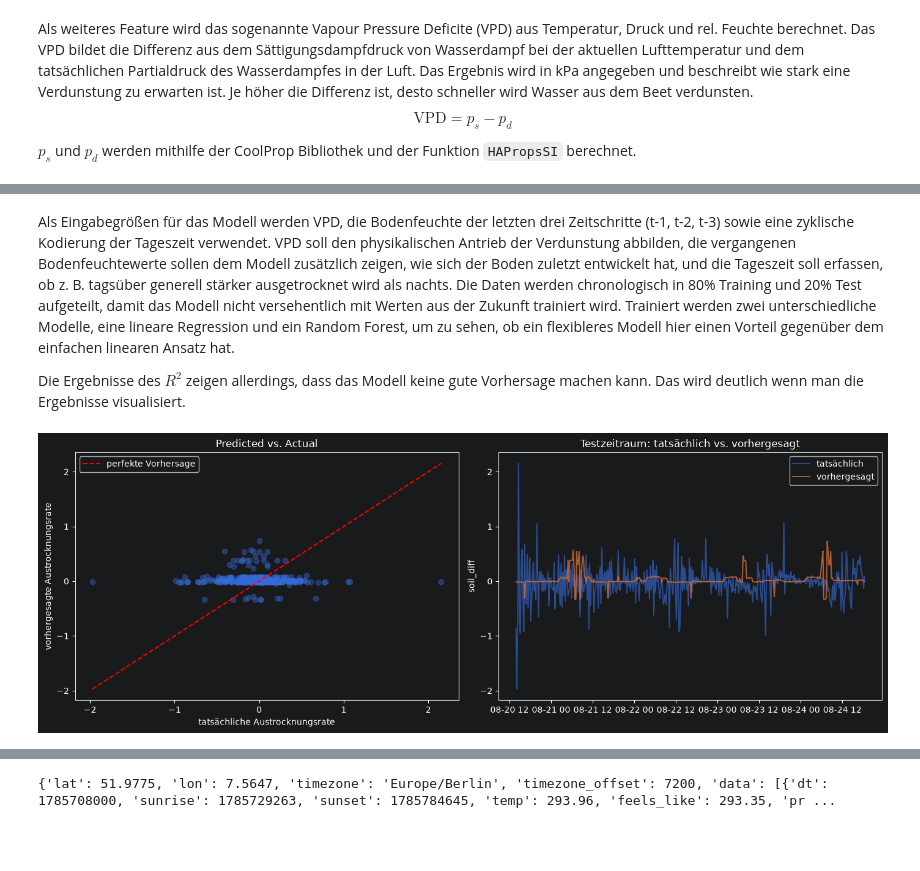
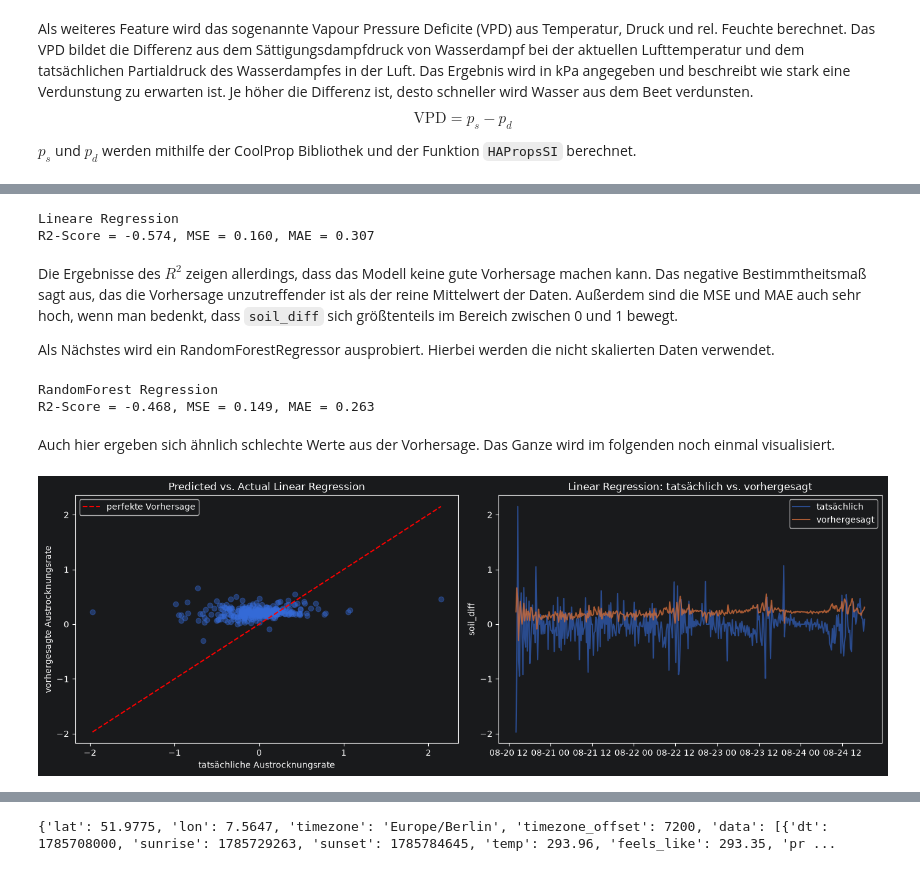
Before and after one commit to jankruse-dev/DataScience_Notebook, a Jupyter notebook: Data_Science_Jan_Kruse_1230471_copy.ipynb, the cells around one changed output, grey strips where cells are left out. Cells and saved outputs as stored; diff of their text form; code cells hidden in the pictures; blank space fills up the shorter version.

````diff
--- a/Data_Science_Jan_Kruse_1230471_copy.ipynb
+++ b/Data_Science_Jan_Kruse_1230471_copy.ipynb
@@ -272,6 +304,8 @@ plot_cols(data_aug, ignore='timestamp')
 Zuerst soll ein gleitender Mittelwert für die ```soil_moisture``` erstellt werden, um den Trendverlauf besser zu erkennen und einzelne Sprünge herauszufiltern.
 
 Beim gleitenden Mittelwert über vier Stunden erkennt man, dass die Spitzenwerte unter 80% und über 200 % einzelne Ausreißer waren. Außerdem erkennt man, dass die Kurve bei ```soil_moisture``` immer wieder kleine Anstiege hat, obwohl die Pumpe nicht läuft. Legt man die Daten für Boden- und Luftfeuchtigkeit übereinander, sieht man, dass an den Anstiegen die Luftfeuchtigkeit häufig ein lokales Maximum erreicht. Hier wird noch einmal ein durchschnittlicher Tagesverlauf der Feuchtigkeiten erstellt, um zu schauen ob sich die Tageszeitne überschneiden.
+# %%
+data_aug['soil_moisture_roll'] = data_aug['soil_moisture'].rolling('4h').mean()
 # %%
 fig, ax1 = plt.subplots(figsize=(15, 5))
 
@@ -446,0 +478,4 @@ Random Forest R2: -0.2191 MAE: 0.2432
+# %%
+scaler = StandardScaler()
+X_train_scaled = scaler.fit_transform(X_train)
+X_test_scaled = scaler.transform(X_test)
@@ -447,29 +498,66 @@ Random Forest R2: -0.2191 MAE: 0.2432
+# %%
+# Lineare Regression und RandomForest ausprobieren
+# models = {
+#     'Lineare Regression': LinearRegression(),
+#     'Random Forest': RandomForestRegressor(n_estimators=200, max_depth=4, random_state=42), # Hier evtl. später Hyperparametertuning durchführen
+# }
+#
+# for name, model in models.items(): # Iteration über die Modelle
+#     model.fit(X_train, y_train)
+#     y_pred = model.predict(X_test)
+#     print(name, 'R2:', round(r2_score(y_test, y_pred), 4),
+#           'MAE:', round(mean_absolute_error(y_test, y_pred), 4))
+LinReg = LinearRegression()
+LinReg.fit(X_train_scaled, y_train)
+Lin_y_pred = LinReg.predict(X_test_scaled)
+r2_LinReg = r2_score(y_test, Lin_y_pred)
+mse_LinReg = mean_squared_error(y_test, Lin_y_pred)
+print(f'Lineare Regression\n\
+R2-Score = {r2_LinReg:.3f}, MSE = {mse_LinReg:.3f}, MAE = {mean_absolute_error(y_test, Lin_y_pred):.3f}')
+# %% [output]
+Lineare Regression
+R2-Score = -0.574, MSE = 0.160, MAE = 0.307
 # %% [markdown]
-Als Eingabegrößen für das Modell werden VPD, die Bodenfeuchte der letzten drei Zeitschritte (t-1, t-2, t-3) sowie eine zyklische Kodierung der Tageszeit verwendet. VPD soll den physikalischen Antrieb der Verdunstung abbilden, die vergangenen Bodenfeuchtewerte sollen dem Modell zusätzlich zeigen, wie sich der Boden zuletzt entwickelt hat, und die Tageszeit soll erfassen, ob z. B. tagsüber generell stärker ausgetrocknet wird als nachts. Die Daten werden chronologisch in 80% Training und 20% Test aufgeteilt, damit das Modell nicht versehentlich mit Werten aus der Zukunft trainiert wird. Trainiert werden zwei unterschiedliche Modelle, eine lineare Regression und ein Random Forest, um zu sehen, ob ein flexibleres Modell hier einen Vorteil gegenüber dem einfachen linearen Ansatz hat.
 
-Die Ergebnisse des $R^2$ zeigen allerdings, dass das Modell keine gute Vorhersage machen kann. Das wird deutlich wenn man die Ergebnisse visualisiert.
+
+Die Ergebnisse des $R^2$ zeigen allerdings, dass das Modell keine gute Vorhersage machen kann. Das negative Bestimmtheitsmaß sagt aus, das die Vorhersage unzutreffender ist als der reine Mittelwert der Daten. Außerdem sind die MSE und MAE auch sehr hoch, wenn man bedenkt, dass `soil_diff` sich größtenteils im Bereich zwischen 0 und 1 bewegt.
+
+Als Nächstes wird ein RandomForestRegressor ausprobiert. Hierbei werden die nicht skalierten Daten verwendet.
+# %%
+RandomForest = RandomForestRegressor(n_estimators=100, random_state=42, max_depth=4)
+RandomForest.fit(X_train, y_train)
+RandomForest_y_pred = RandomForest.predict(X_test)
+r2_RandomForest = r2_score(y_test, RandomForest_y_pred)
+mse_RandomForest = mean_squared_error(y_test, RandomForest_y_pred)
+print(f'RandomForest Regression\n\
+R2-Score = {r2_RandomForest:.3f}, MSE = {mse_RandomForest:.3f}, MAE = {mean_absolute_error(y_test, RandomForest_y_pred):.3f}')
+# %% [output]
+RandomForest Regression
+R2-Score = -0.468, MSE = 0.149, MAE = 0.263
+# %% [markdown]
+Auch hier ergeben sich ähnlich schlechte Werte aus der Vorhersage. Das Ganze wird im folgenden noch einmal visualisiert.
 # %%
 fig, axes = plt.subplots(1, 2, figsize=(14, 5))
 
 # --- 1. Predicted vs. Actual ---
 # Perfekte Vorhersage läge exakt auf der Diagonalen (rot gestrichelt)
-axes[0].scatter(y_test, y_pred, alpha=0.4)
-lims = [min(y_test.min(), y_pred.min()), max(y_test.max(), y_pred.max())]
+axes[0].scatter(y_test, Lin_y_pred, alpha=0.4)
+lims = [min(y_test.min(), Lin_y_pred.min()), max(y_test.max(), Lin_y_pred.max())]
 axes[0].plot(lims, lims, 'r--', label='perfekte Vorhersage')
 axes[0].set_xlabel('tatsächliche Austrocknungsrate')
 axes[0].set_ylabel('vorhergesagte Austrocknungsrate')
 axes[0].legend()
-axes[0].set_title('Predicted vs. Actual')
+axes[0].set_title('Predicted vs. Actual Linear Regression')
 
 # --- 2. Zeitverlauf im Testzeitraum ---
 # Zeigt, ob das Modell die Schwankungen über die Zeit überhaupt trifft
 axes[1].plot(test_index, y_test, label='tatsächlich', alpha=0.6)
-axes[1].plot(test_index, y_pred, label='vorhergesagt', alpha=0.8)
+axes[1].plot(test_index, Lin_y_pred, label='vorhergesagt', alpha=0.8)
 axes[1].set_ylabel('soil_diff')
 axes[1].legend()
-axes[1].set_title('Testzeitraum: tatsächlich vs. vorhergesagt')
+axes[1].set_title('Linear Regression: tatsächlich vs. vorhergesagt')
 
 plt.tight_layout()
 plt.show()
 # %% [output]
-[figure, old version]
+[figure, new version]
````
Also changed, not shown: parts of 44 cells of this notebook.
